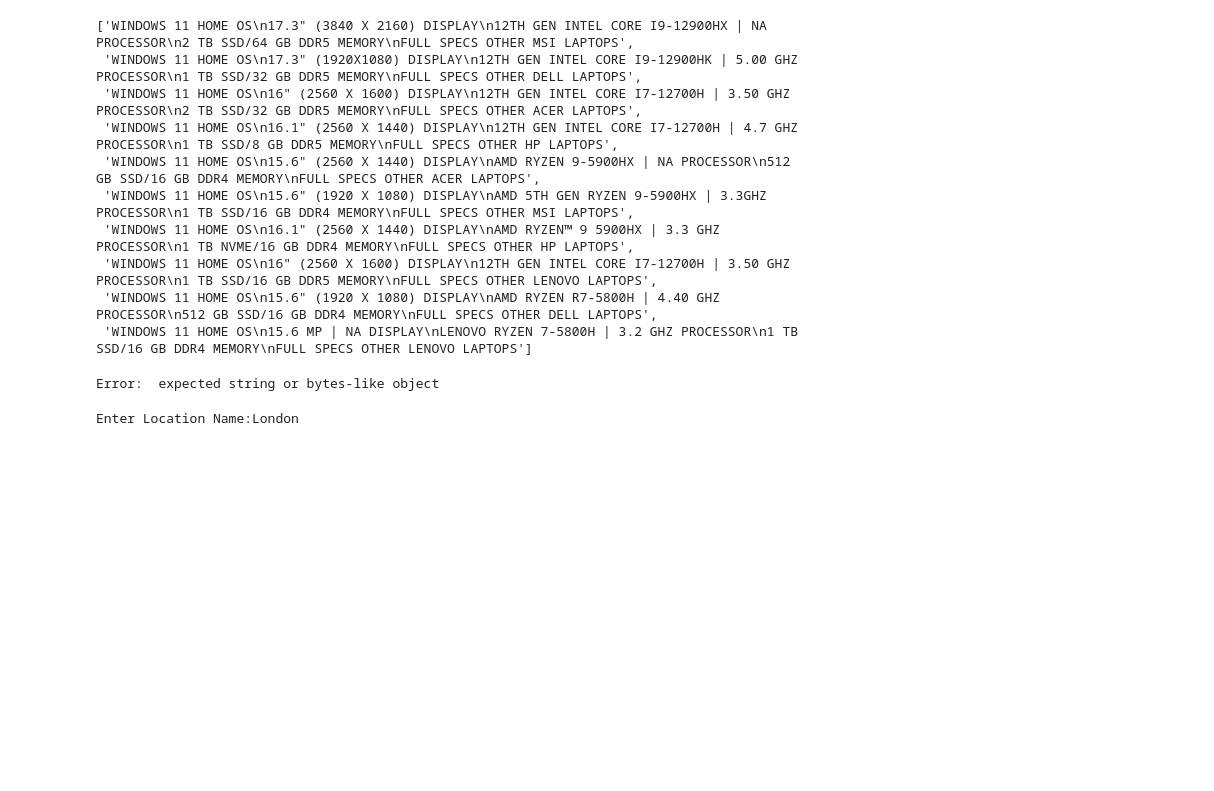
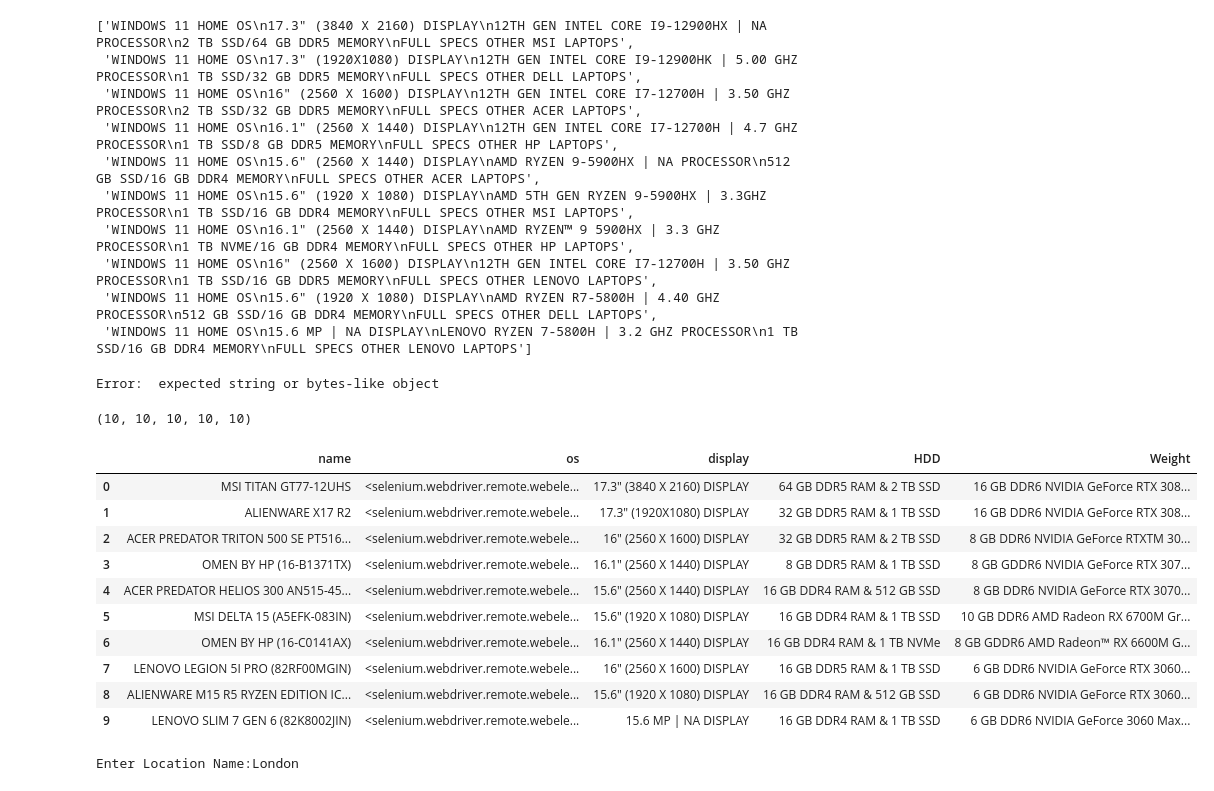
Before and after one commit to MaheshAgashimani/Internship-Mahesh1416, a Jupyter notebook: BeautifulSoup Selenium Assignment_Main-3.ipynb, the cells around one changed output. Saved outputs shown, nothing was run; the diff lists cells and outputs as text; code cells hidden in the pictures; blank space fills up the shorter version.

```diff
--- a/BeautifulSoup Selenium Assignment_Main-3.ipynb
+++ b/BeautifulSoup Selenium Assignment_Main-3.ipynb
@@ -893 +1035,25 @@ Error:  expected string or bytes-like object
+# %%
+len(name),len(os),len(display),len(HDD),len(weight)
+# %% [output]
+(10, 10, 10, 10, 10)
+# %%
+Laptop=pd.DataFrame()
+Laptop["name"] =name
+Laptop["os"] =os
+Laptop["display"] =display
+Laptop["HDD"] =HDD
+Laptop["Weight"] =weight
+Laptop
+# %% [output]
+|  | name | os | display | HDD | Weight |
+| 0 | MSI TITAN GT77-12UHS | <selenium.webdriver.remote.webele... | 17.3" (3840 X 2160) DISPLAY | 64 GB DDR5 RAM & 2 TB SSD | 16 GB DDR6 NVIDIA GeForce RTX 308... |
+| 1 | ALIENWARE X17 R2 | <selenium.webdriver.remote.webele... | 17.3" (1920X1080) DISPLAY | 32 GB DDR5 RAM & 1 TB SSD | 16 GB DDR6 NVIDIA GeForce RTX 308... |
+| 2 | ACER PREDATOR TRITON 500 SE PT516... | <selenium.webdriver.remote.webele... | 16" (2560 X 1600) DISPLAY | 32 GB DDR5 RAM & 2 TB SSD | 8 GB DDR6 NVIDIA GeForce RTXTM 30... |
+| 3 | OMEN BY HP (16-B1371TX) | <selenium.webdriver.remote.webele... | 16.1" (2560 X 1440) DISPLAY | 8 GB DDR5 RAM & 1 TB SSD | 8 GB GDDR6 NVIDIA GeForce RTX 307... |
+| 4 | ACER PREDATOR HELIOS 300 AN515-45... | <selenium.webdriver.remote.webele... | 15.6" (2560 X 1440) DISPLAY | 16 GB DDR4 RAM & 512 GB SSD | 8 GB DDR6 NVIDIA GeForce RTX 3070... |
+| 5 | MSI DELTA 15 (A5EFK-083IN) | <selenium.webdriver.remote.webele... | 15.6" (1920 X 1080) DISPLAY | 16 GB DDR4 RAM & 1 TB SSD | 10 GB DDR6 AMD Radeon RX 6700M Gr... |
+| 6 | OMEN BY HP (16-C0141AX) | <selenium.webdriver.remote.webele... | 16.1" (2560 X 1440) DISPLAY | 16 GB DDR4 RAM & 1 TB NVMe | 8 GB GDDR6 AMD Radeon™ RX 6600M G... |
+| 7 | LENOVO LEGION 5I PRO (82RF00MGIN) | <selenium.webdriver.remote.webele... | 16" (2560 X 1600) DISPLAY | 16 GB DDR5 RAM & 1 TB SSD | 6 GB DDR6 NVIDIA GeForce RTX 3060... |
+| 8 | ALIENWARE M15 R5 RYZEN EDITION IC... | <selenium.webdriver.remote.webele... | 15.6" (1920 X 1080) DISPLAY | 16 GB DDR4 RAM & 512 GB SSD | 6 GB DDR6 NVIDIA GeForce RTX 3060... |
+| 9 | LENOVO SLIM 7 GEN 6 (82K8002JIN) | <selenium.webdriver.remote.webele... | 15.6 MP | NA DISPLAY | 16 GB DDR4 RAM & 1 TB SSD | 6 GB DDR6 NVIDIA GeForce 3060 Max... |
 # %%
```
Also changed, not shown: parts of 4 cells of this notebook.
